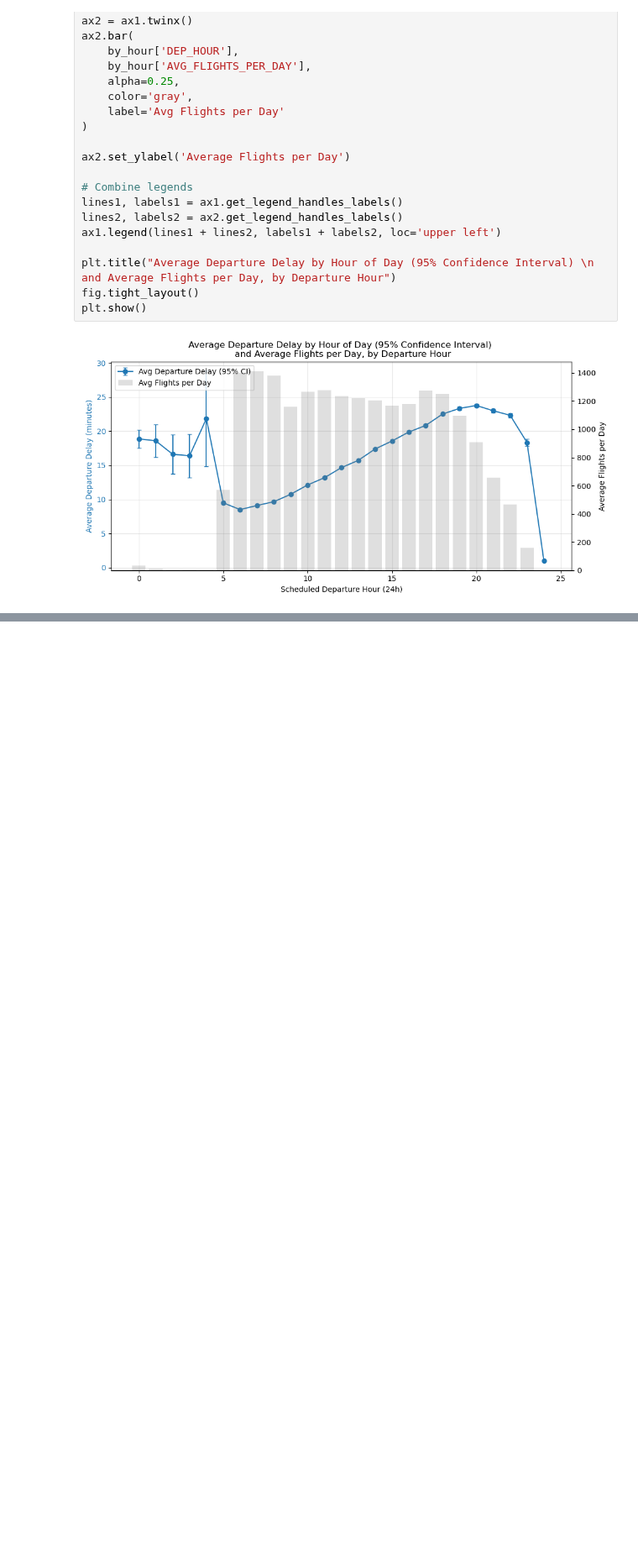
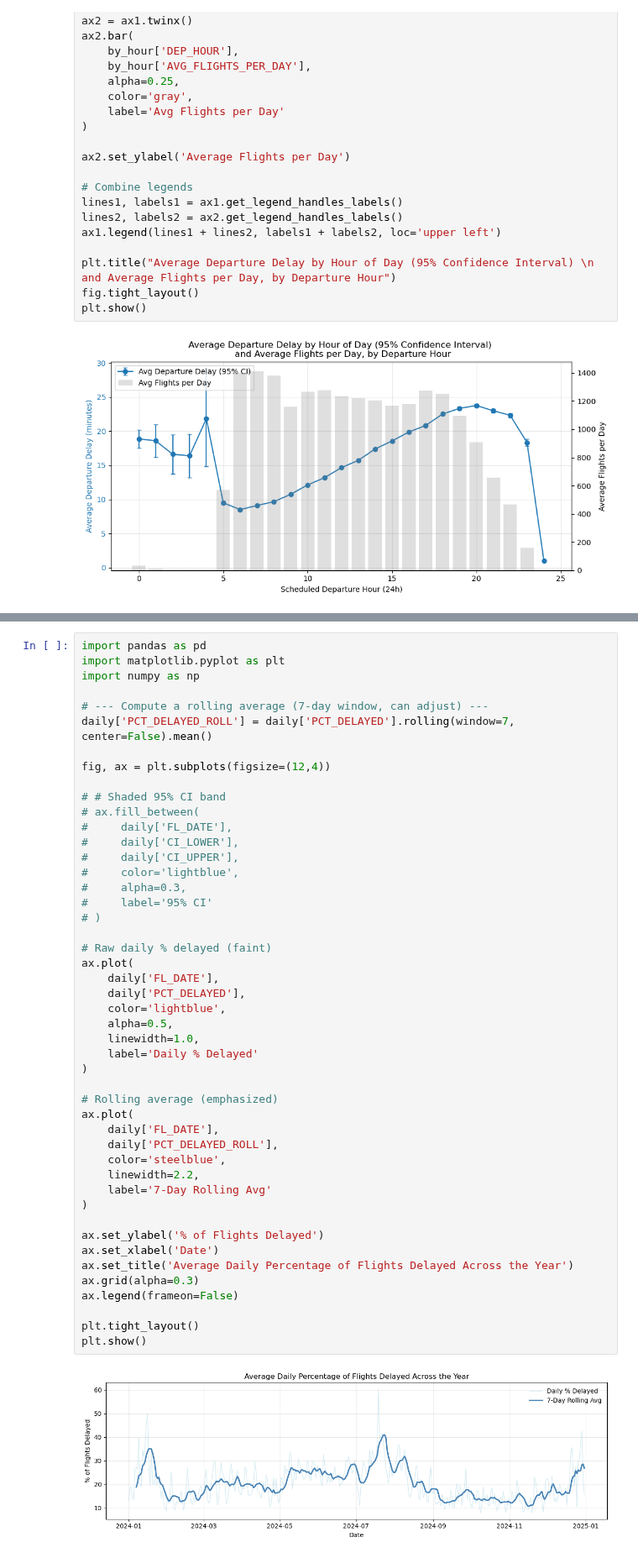
Before and after one commit to elenayzhu/mie368, a Jupyter notebook: eda/full_eda.ipynb, the cells around one changed output, grey strips where cells are left out. Shown at 84% size. Cells and saved outputs as stored; diff of their text form; blank space fills up the shorter version.

Commit message:
updated figures

```diff
--- a/eda/full_eda.ipynb
+++ b/eda/full_eda.ipynb
@@ -349,3 +350,52 @@ fig.tight_layout()
 plt.show()
 # %% [output]
 [figure]
+# %%
+import pandas as pd
+import matplotlib.pyplot as plt
+import numpy as np
+
+# --- Compute a rolling average (7-day window, can adjust) ---
+daily['PCT_DELAYED_ROLL'] = daily['PCT_DELAYED'].rolling(window=7, center=False).mean()
+
+fig, ax = plt.subplots(figsize=(12,4))
+
+# # Shaded 95% CI band
+# ax.fill_between(
+#     daily['FL_DATE'],
+#     daily['CI_LOWER'],
+#     daily['CI_UPPER'],
+#     color='lightblue',
+#     alpha=0.3,
+#     label='95% CI'
+# )
+
+# Raw daily % delayed (faint)
+ax.plot(
+    daily['FL_DATE'],
+    daily['PCT_DELAYED'],
+    color='lightblue',
+    alpha=0.5,
+    linewidth=1.0,
+    label='Daily % Delayed'
+)
+
+# Rolling average (emphasized)
+ax.plot(
+    daily['FL_DATE'],
+    daily['PCT_DELAYED_ROLL'],
+    color='steelblue',
+    linewidth=2.2,
+    label='7-Day Rolling Avg'
+)
+
+ax.set_ylabel('% of Flights Delayed')
+ax.set_xlabel('Date')
+ax.set_title('Average Daily Percentage of Flights Delayed Across the Year')
+ax.grid(alpha=0.3)
+ax.legend(frameon=False)
+
+plt.tight_layout()
+plt.show()
+# %% [output]
+[figure, added]
```
Also changed, not shown: parts of 2 cells of this notebook, 1 other file.
